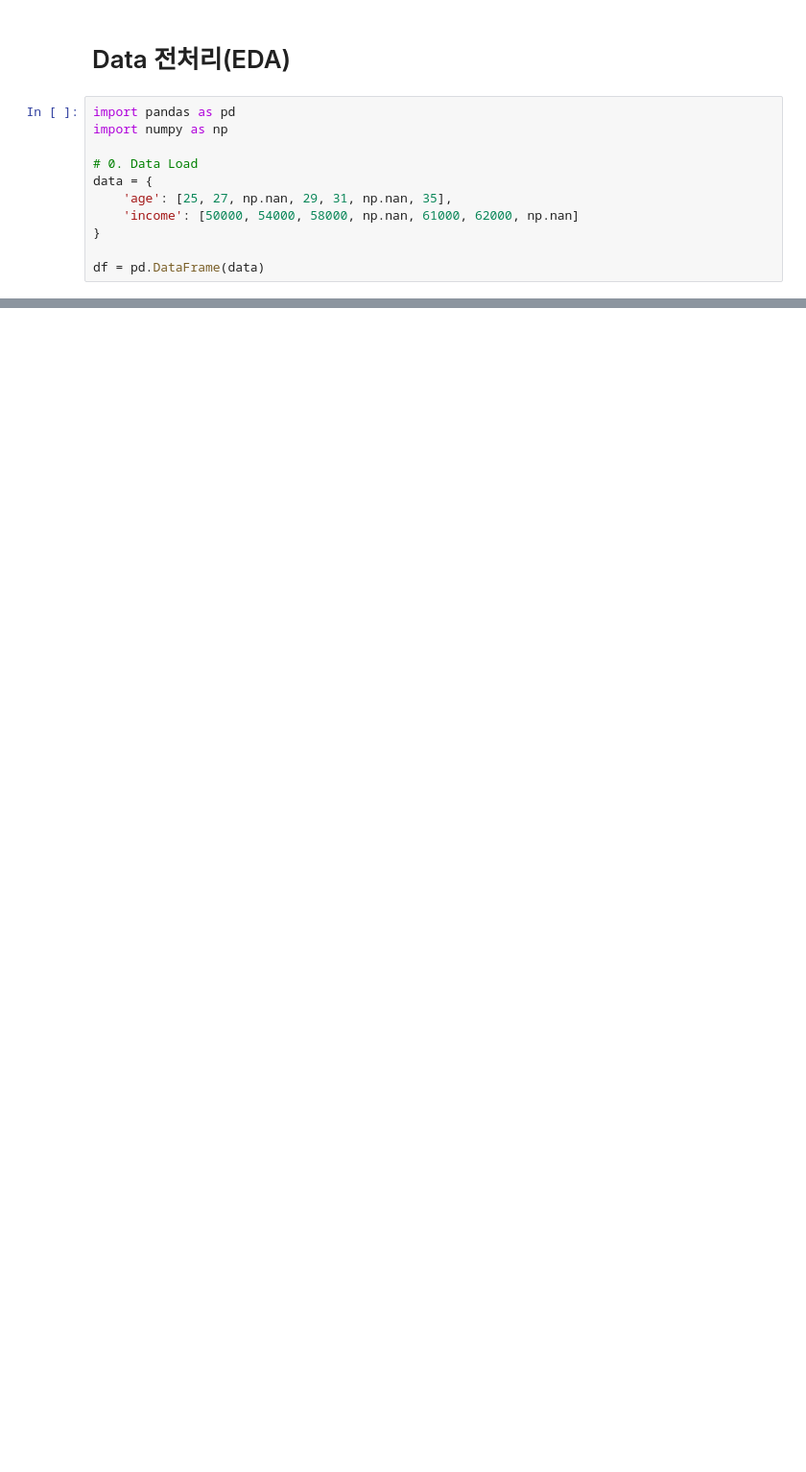
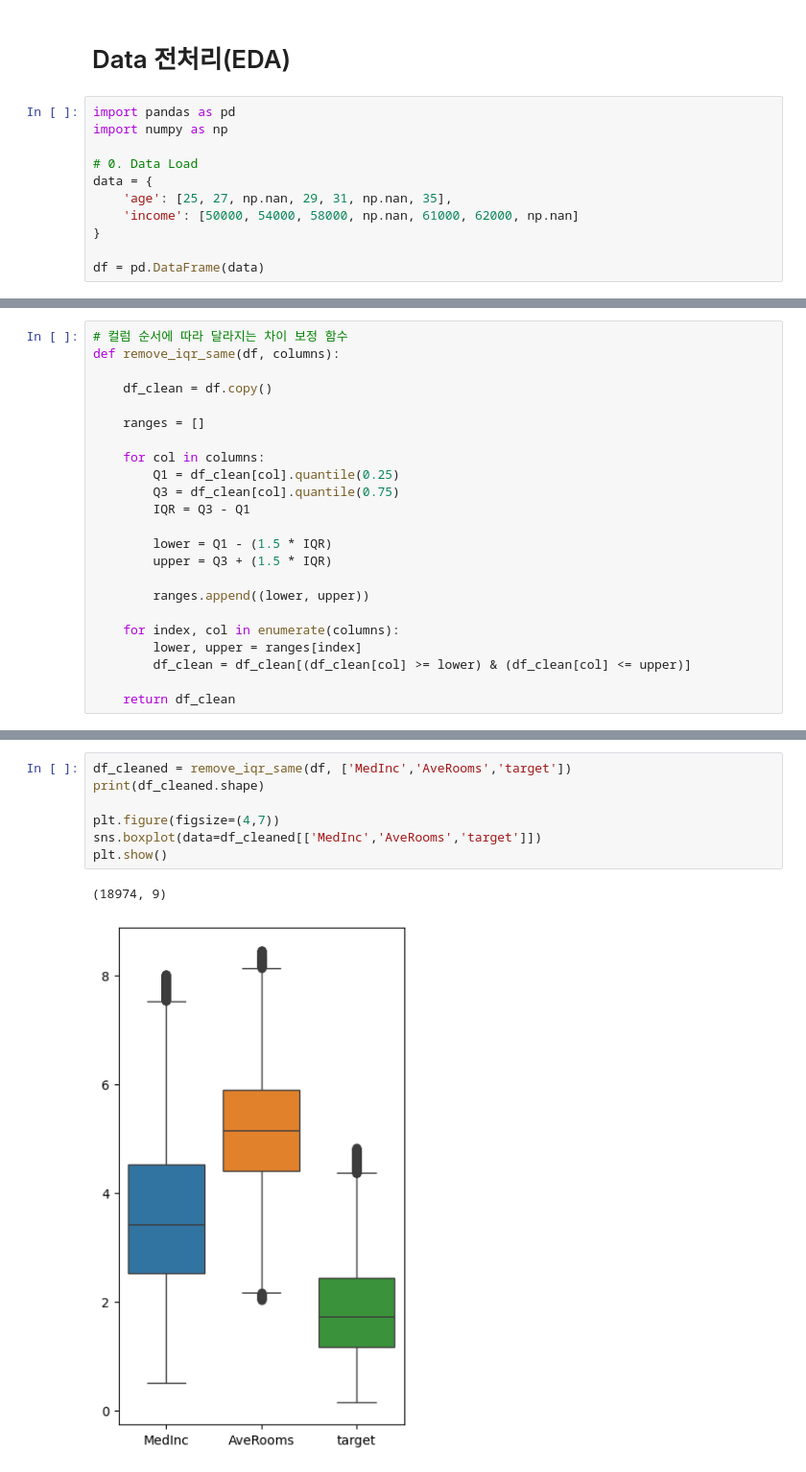
Before and after one commit to walker0625/machine-learning, a Jupyter notebook: data_pre_processing.ipynb, the cells around one changed output, grey strips where cells are left out. Shown: that part at 96% size. Cells and saved outputs as stored; diff of their text form; blank space fills up the shorter version.

```diff
--- a/data_pre_processing.ipynb
+++ b/data_pre_processing.ipynb
@@ -61,0 +151,23 @@ df
+# %%
+# 컬럼 순서에 따라 달라지는 차이 보정 함수
+def remove_iqr_same(df, columns):
+
+    df_clean = df.copy()
+
+    ranges = []
+
+    for col in columns:
+        Q1 = df_clean[col].quantile(0.25)
+        Q3 = df_clean[col].quantile(0.75)
+        IQR = Q3 - Q1
+
+        lower = Q1 - (1.5 * IQR)
+        upper = Q3 + (1.5 * IQR)
+
+        ranges.append((lower, upper))
+
+    for index, col in enumerate(columns):
+        lower, upper = ranges[index]
+        df_clean = df_clean[(df_clean[col] >= lower) & (df_clean[col] <= upper)]
+
+    return df_clean
@@ -61,0 +186,10 @@ df
+# %%
+df_cleaned = remove_iqr_same(df, ['MedInc','AveRooms','target'])
+print(df_cleaned.shape)
+
+plt.figure(figsize=(4,7))
+sns.boxplot(data=df_cleaned[['MedInc','AveRooms','target']])
+plt.show()
+# %% [output]
+(18974, 9)
+[figure, added]
```
Also changed, not shown: parts of 28 cells of this notebook, 2 other files.
